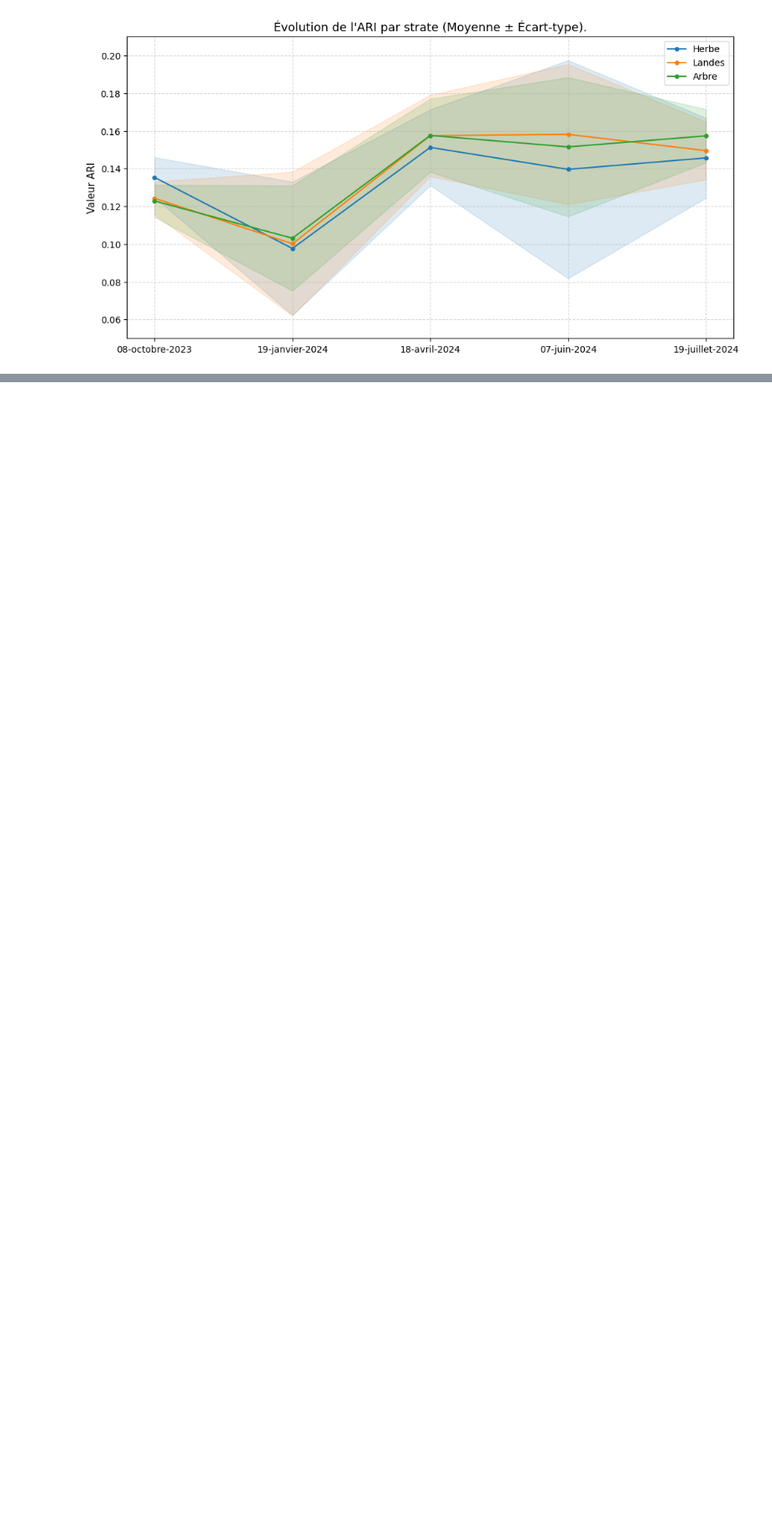
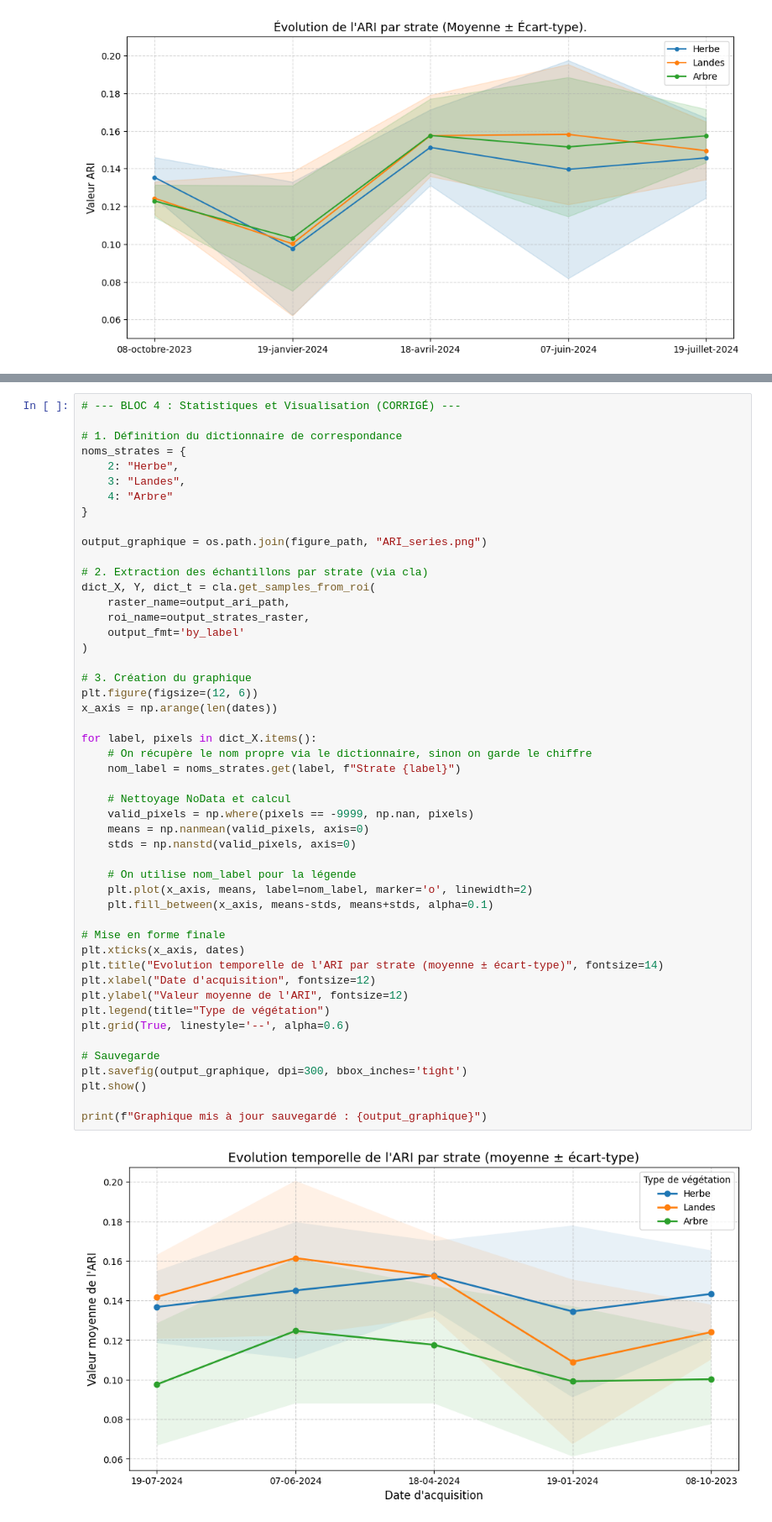
Before and after one commit to auzimmer/Projet_teledetection, a Jupyter notebook: projet_telea_ZIMMER_AUDREY.ipynb, the cells around one changed output, grey strips where cells are left out. Shown at 84% size. Saved outputs shown, nothing was run; the diff lists cells and outputs as text; blank space fills up the shorter version.

```diff
--- a/projet_telea_ZIMMER_AUDREY.ipynb
+++ b/projet_telea_ZIMMER_AUDREY.ipynb
@@ -2560,0 +2890,51 @@ plt.show()
+# %%
+# --- BLOC 4 : Statistiques et Visualisation (CORRIGÉ) ---
+
+# 1. Définition du dictionnaire de correspondance
+noms_strates = {
+    2: "Herbe",
+    3: "Landes",
+    4: "Arbre"
+}
+
+output_graphique = os.path.join(figure_path, "ARI_series.png")
+
+# 2. Extraction des échantillons par strate (via cla)
+dict_X, Y, dict_t = cla.get_samples_from_roi(
+    raster_name=output_ari_path,
+    roi_name=output_strates_raster,
+    output_fmt='by_label'
+)
+
+# 3. Création du graphique
+plt.figure(figsize=(12, 6))
+x_axis = np.arange(len(dates))
+
+for label, pixels in dict_X.items():
+    # On récupère le nom propre via le dictionnaire, sinon on garde le chiffre
+    nom_label = noms_strates.get(label, f"Strate {label}")
+
+    # Nettoyage NoData et calcul
+    valid_pixels = np.where(pixels == -9999, np.nan, pixels)
+    means = np.nanmean(valid_pixels, axis=0)
+    stds = np.nanstd(valid_pixels, axis=0)
+
+    # On utilise nom_label pour la légende
+    plt.plot(x_axis, means, label=nom_label, marker='o', linewidth=2)
+    plt.fill_between(x_axis, means-stds, means+stds, alpha=0.1)
+
+# Mise en forme finale
+plt.xticks(x_axis, dates)
+plt.title("Evolution temporelle de l'ARI par strate (moyenne ± écart-type)", fontsize=14)
+plt.xlabel("Date d'acquisition", fontsize=12)
+plt.ylabel("Valeur moyenne de l'ARI", fontsize=12)
+plt.legend(title="Type de végétation")
+plt.grid(True, linestyle='--', alpha=0.6)
+
+# Sauvegarde
+plt.savefig(output_graphique, dpi=300, bbox_inches='tight')
+plt.show()
+
+print(f"Graphique mis à jour sauvegardé : {output_graphique}")
+# %% [output]
+[figure, added]
```
Also changed, not shown: parts of 9 cells of this notebook, 1 other file.
